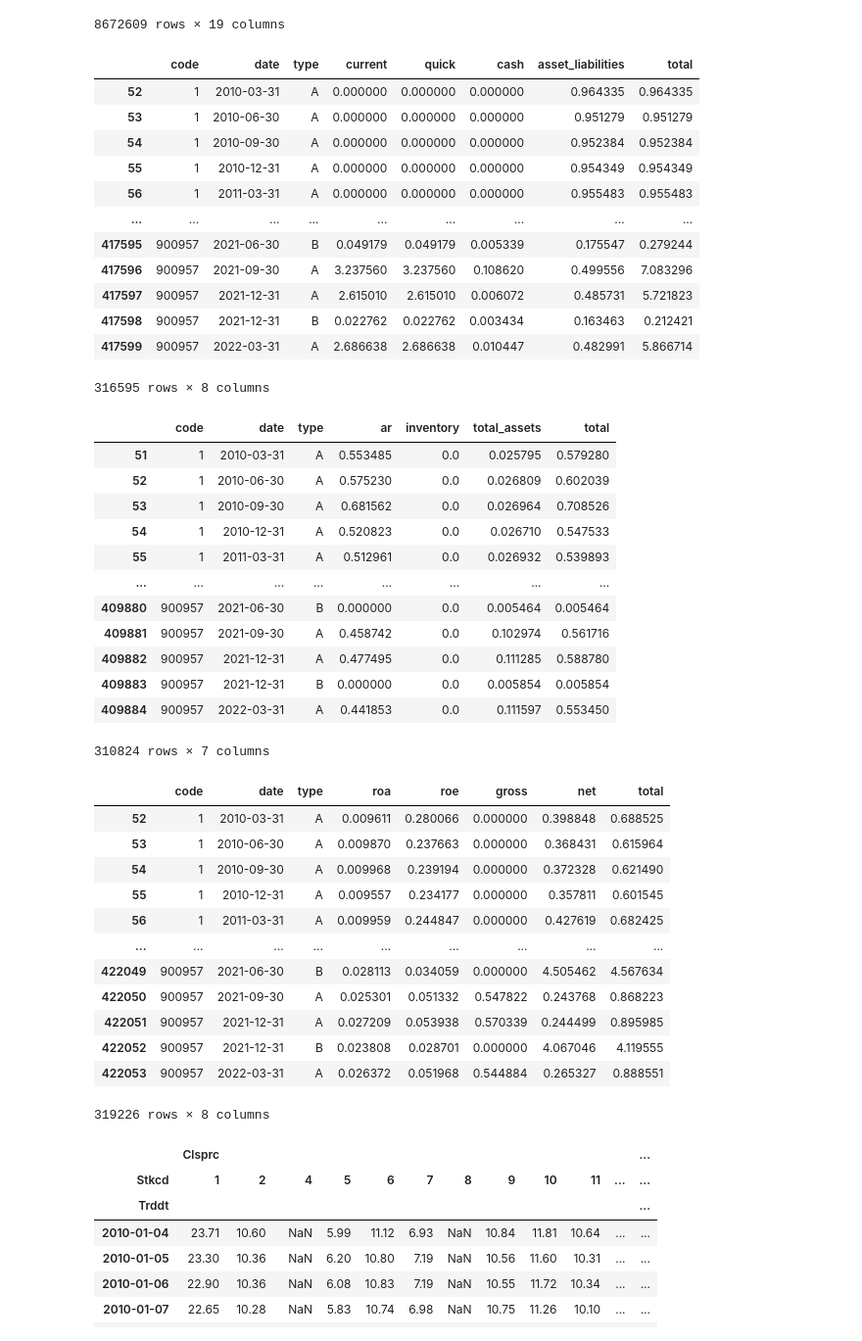
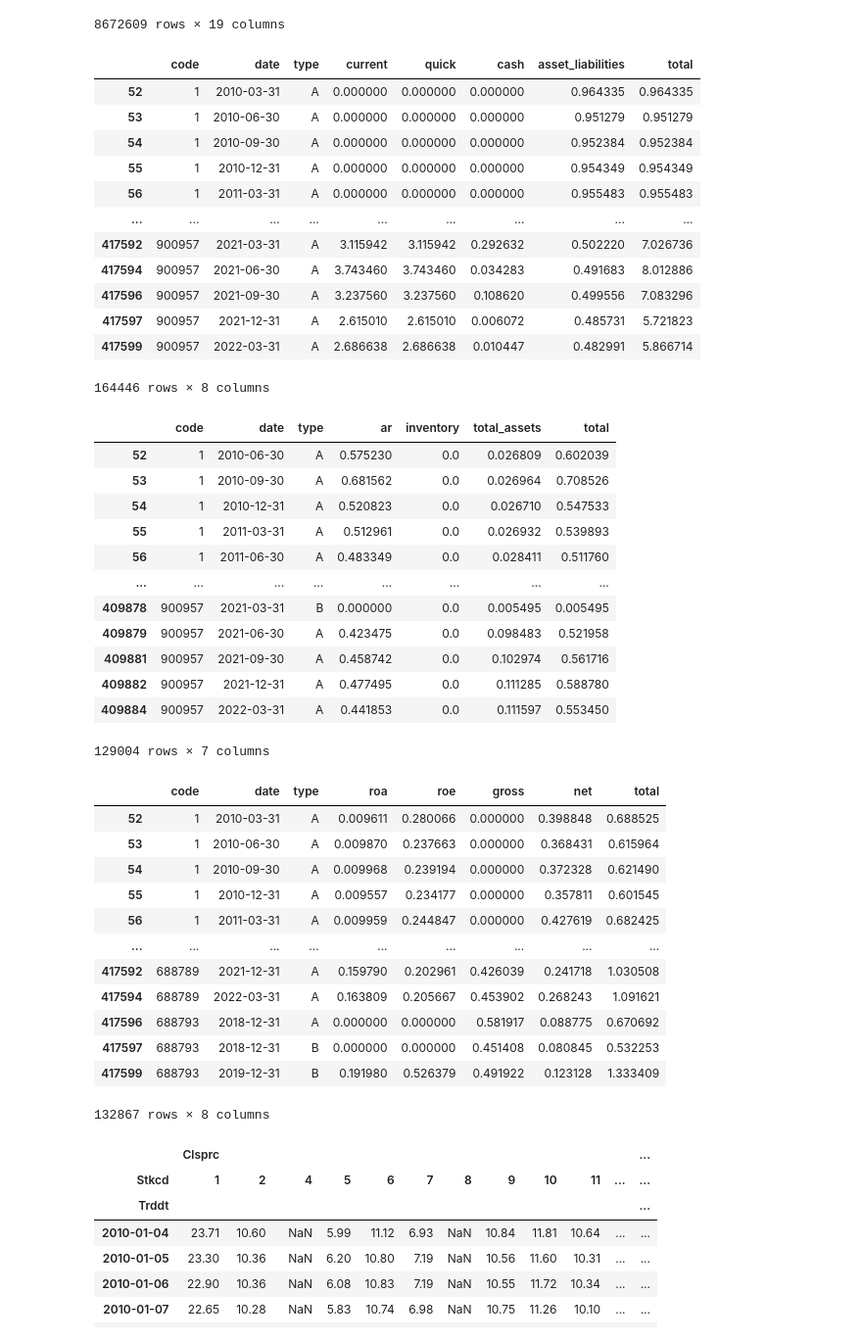
Before and after one commit to tanyanbo/alternative_investment, a Jupyter notebook: alternative_investment.ipynb, the cells around one changed output. Shown at 98% size. Cells and saved outputs as stored; diff of their text form; code cells hidden in the pictures.

```diff
--- a/alternative_investment.ipynb
+++ b/alternative_investment.ipynb
@@ -33,7 +33,7 @@ df
 # %%
 df1 = pd.read_csv('FI_T1.csv', names=['code', 'date', 'type', 'current', 'quick', 'cash', 'asset_liabilities'], skiprows=1)
 df1['date'] = pd.to_datetime(df1['date'], format='%Y-%m-%d')
-df1 = df1[df1.date >= datetime.datetime(2010,1,1)].fillna(0)
+df1 = df1[(df1.date >= datetime.datetime(2010,1,1)) & (df1.type == 'A')].fillna(0)
 df1['total'] = df1.apply(lambda row: row.current + row.quick + row.cash + row.asset_liabilities, axis=1)
 df1
 # %% [output]
@@ -44,52 +44,52 @@ df1
 | 55 | 1 | 2010-12-31 | A | 0.000000 | 0.000000 | 0.000000 | 0.954349 | 0.954349 |
 | 56 | 1 | 2011-03-31 | A | 0.000000 | 0.000000 | 0.000000 | 0.955483 | 0.955483 |
 | ... | ... | ... | ... | ... | ... | ... | ... | ... |
-| 417595 | 900957 | 2021-06-30 | B | 0.049179 | 0.049179 | 0.005339 | 0.175547 | 0.279244 |
+| 417592 | 900957 | 2021-03-31 | A | 3.115942 | 3.115942 | 0.292632 | 0.502220 | 7.026736 |
+| 417594 | 900957 | 2021-06-30 | A | 3.743460 | 3.743460 | 0.034283 | 0.491683 | 8.012886 |
 | 417596 | 900957 | 2021-09-30 | A | 3.237560 | 3.237560 | 0.108620 | 0.499556 | 7.083296 |
 | 417597 | 900957 | 2021-12-31 | A | 2.615010 | 2.615010 | 0.006072 | 0.485731 | 5.721823 |
-| 417598 | 900957 | 2021-12-31 | B | 0.022762 | 0.022762 | 0.003434 | 0.163463 | 0.212421 |
 | 417599 | 900957 | 2022-03-31 | A | 2.686638 | 2.686638 | 0.010447 | 0.482991 | 5.866714 |
-316595 rows × 8 columns
+164446 rows × 8 columns
 # %%
 df2 = pd.read_csv('FI_T4.csv', names=['code', 'date', 'type', 'ar', 'inventory', 'total_assets'], skiprows=1)
 df2['date'] = pd.to_datetime(df2['date'], format='%Y-%m-%d')
-df2 = df2[df2.date >= datetime.datetime(2010,1,1)].fillna(0)
+df2 = df2[(df2.date >= datetime.datetime(2010,1,1)) & (df1.type == 'A')].fillna(0)
 df2['total'] = df2.apply(lambda row: row.ar + row.inventory + row.total_assets, axis=1)
 df2
 # %% [output]
 |  | code | date | type | ar | inventory | total_assets | total |
-| 51 | 1 | 2010-03-31 | A | 0.553485 | 0.0 | 0.025795 | 0.579280 |
 | 52 | 1 | 2010-06-30 | A | 0.575230 | 0.0 | 0.026809 | 0.602039 |
 | 53 | 1 | 2010-09-30 | A | 0.681562 | 0.0 | 0.026964 | 0.708526 |
 | 54 | 1 | 2010-12-31 | A | 0.520823 | 0.0 | 0.026710 | 0.547533 |
 | 55 | 1 | 2011-03-31 | A | 0.512961 | 0.0 | 0.026932 | 0.539893 |
+| 56 | 1 | 2011-06-30 | A | 0.483349 | 0.0 | 0.028411 | 0.511760 |
 | ... | ... | ... | ... | ... | ... | ... | ... |
-| 409880 | 900957 | 2021-06-30 | B | 0.000000 | 0.0 | 0.005464 | 0.005464 |
+| 409878 | 900957 | 2021-03-31 | B | 0.000000 | 0.0 | 0.005495 | 0.005495 |
+| 409879 | 900957 | 2021-06-30 | A | 0.423475 | 0.0 | 0.098483 | 0.521958 |
 | 409881 | 900957 | 2021-09-30 | A | 0.458742 | 0.0 | 0.102974 | 0.561716 |
 | 409882 | 900957 | 2021-12-31 | A | 0.477495 | 0.0 | 0.111285 | 0.588780 |
-| 409883 | 900957 | 2021-12-31 | B | 0.000000 | 0.0 | 0.005854 | 0.005854 |
 | 409884 | 900957 | 2022-03-31 | A | 0.441853 | 0.0 | 0.111597 | 0.553450 |
-310824 rows × 7 columns
+129004 rows × 7 columns
 # %%
 df3 = pd.read_csv('FI_T5.csv', names=['code', 'date', 'type', 'roa', 'roe', 'gross', 'net'], skiprows=1)
 df3['date'] = pd.to_datetime(df3['date'], format='%Y-%m-%d')
-df3 = df3[df3.date >= datetime.datetime(2010,1,1)].fillna(0)
+df3 = df3[(df3.date >= datetime.datetime(2010,1,1)) & (df1.type == 'A')].fillna(0)
 df3['total'] = df3.apply(lambda row: row.roa + row.roe + row.gross + row.net, axis=1)
 df3
 # %% [output]
 |  | code | date | type | roa | roe | gross | net | total |
 | 52 | 1 | 2010-03-31 | A | 0.009611 | 0.280066 | 0.000000 | 0.398848 | 0.688525 |
 | 53 | 1 | 2010-06-30 | A | 0.009870 | 0.237663 | 0.000000 | 0.368431 | 0.615964 |
 | 54 | 1 | 2010-09-30 | A | 0.009968 | 0.239194 | 0.000000 | 0.372328 | 0.621490 |
 | 55 | 1 | 2010-12-31 | A | 0.009557 | 0.234177 | 0.000000 | 0.357811 | 0.601545 |
 | 56 | 1 | 2011-03-31 | A | 0.009959 | 0.244847 | 0.000000 | 0.427619 | 0.682425 |
 | ... | ... | ... | ... | ... | ... | ... | ... | ... |
-| 422049 | 900957 | 2021-06-30 | B | 0.028113 | 0.034059 | 0.000000 | 4.505462 | 4.567634 |
-| 422050 | 900957 | 2021-09-30 | A | 0.025301 | 0.051332 | 0.547822 | 0.243768 | 0.868223 |
-| 422051 | 900957 | 2021-12-31 | A | 0.027209 | 0.053938 | 0.570339 | 0.244499 | 0.895985 |
-| 422052 | 900957 | 2021-12-31 | B | 0.023808 | 0.028701 | 0.000000 | 4.067046 | 4.119555 |
-| 422053 | 900957 | 2022-03-31 | A | 0.026372 | 0.051968 | 0.544884 | 0.265327 | 0.888551 |
+| 417592 | 688789 | 2021-12-31 | A | 0.159790 | 0.202961 | 0.426039 | 0.241718 | 1.030508 |
+| 417594 | 688789 | 2022-03-31 | A | 0.163809 | 0.205667 | 0.453902 | 0.268243 | 1.091621 |
+| 417596 | 688793 | 2018-12-31 | A | 0.000000 | 0.000000 | 0.581917 | 0.088775 | 0.670692 |
+| 417597 | 688793 | 2018-12-31 | B | 0.000000 | 0.000000 | 0.451408 | 0.080845 | 0.532253 |
+| 417599 | 688793 | 2019-12-31 | B | 0.191980 | 0.526379 | 0.491922 | 0.123128 | 1.333409 |
-319226 rows × 8 columns
+132867 rows × 8 columns
 # %%
 df1 = df1[df1.code.isin(stocks)]
 df2 = df2[df2.code.isin(stocks)]
```
Also changed, not shown: parts of 18 cells of this notebook.
